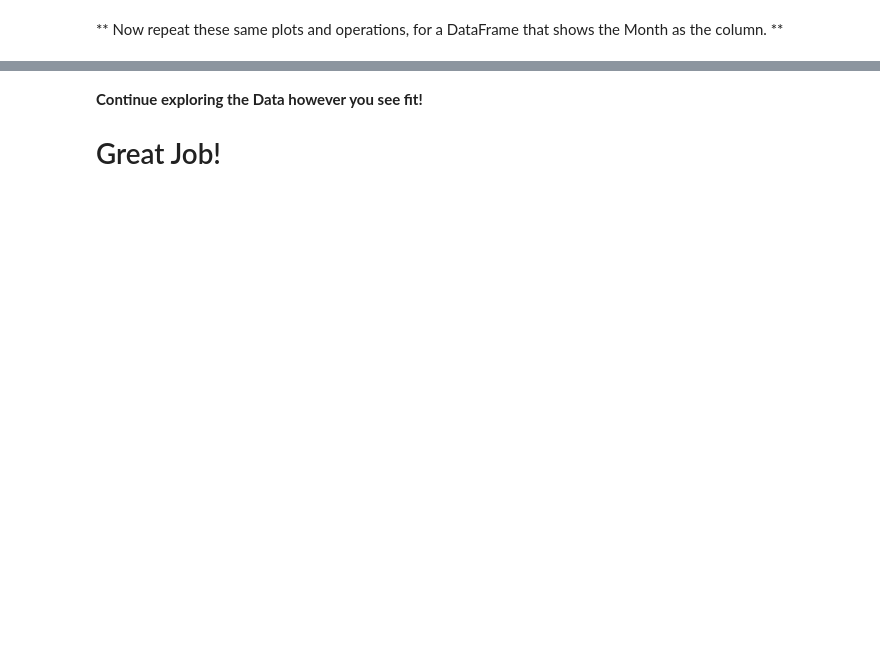
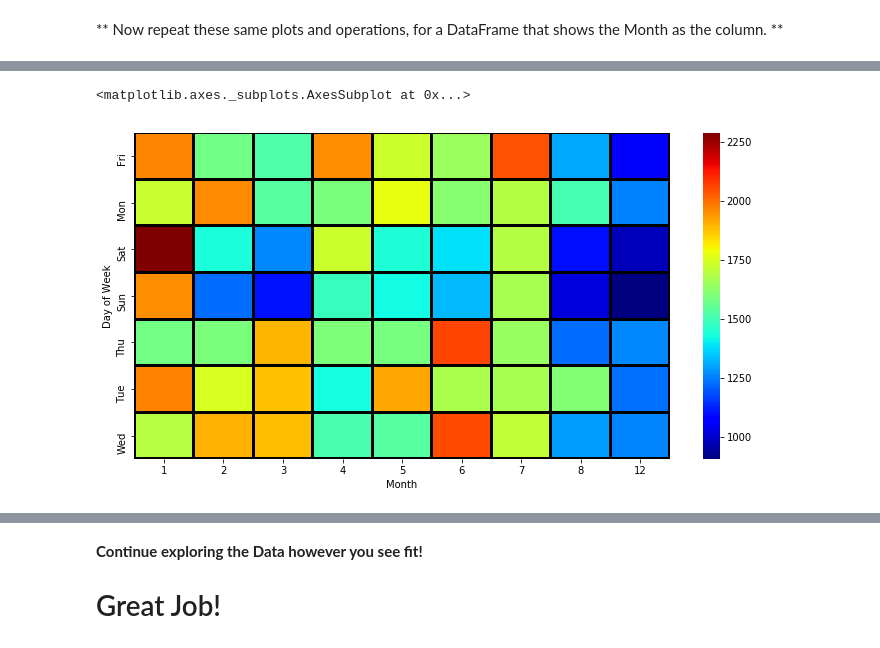
Before and after one commit to EverybodylovesRaymondk/CodeStudies, a Jupyter notebook: Python/Python for Data Science and Machine Learning Bootcamp/Course work/Section 13 Data Capstone Project/911 Calls/01-911 Calls Data Capstone Project.ipynb, the cells around one changed output, grey strips where cells are left out. Cells and saved outputs as stored; diff of their text form; code cells hidden in the pictures; blank space fills up the shorter version.

```diff
--- a/Python/Python for Data Science and Machine Learning Bootcamp/Course work/Section 13 Data Capstone Project/911 Calls/01-911 Calls Data Capstone Project.ipynb
+++ b/Python/Python for Data Science and Machine Learning Bootcamp/Course work/Section 13 Data Capstone Project/911 Calls/01-911 Calls Data Capstone Project.ipynb
@@ -258,2 +288,5 @@ plt.tight_layout()
 # %% [markdown]
 ** Now repeat these same plots and operations, for a DataFrame that shows the Month as the column. **
+# %%
+dfmonth=df.groupby(['Day of Week','Month']).count()['Reason'].unstack()
+dfmonth
@@ -259,0 +303,6 @@ plt.tight_layout()
+# %%
+plt.figure(figsize=(12,6))
+sns.heatmap(dfmonth,cmap='jet',linecolor='black',linewidths=2)
+# %% [output]
+<matplotlib.axes._subplots.AxesSubplot at 0x...>
+[figure, added]
```
Also changed, not shown: parts of 10 cells of this notebook, 4 other files.
